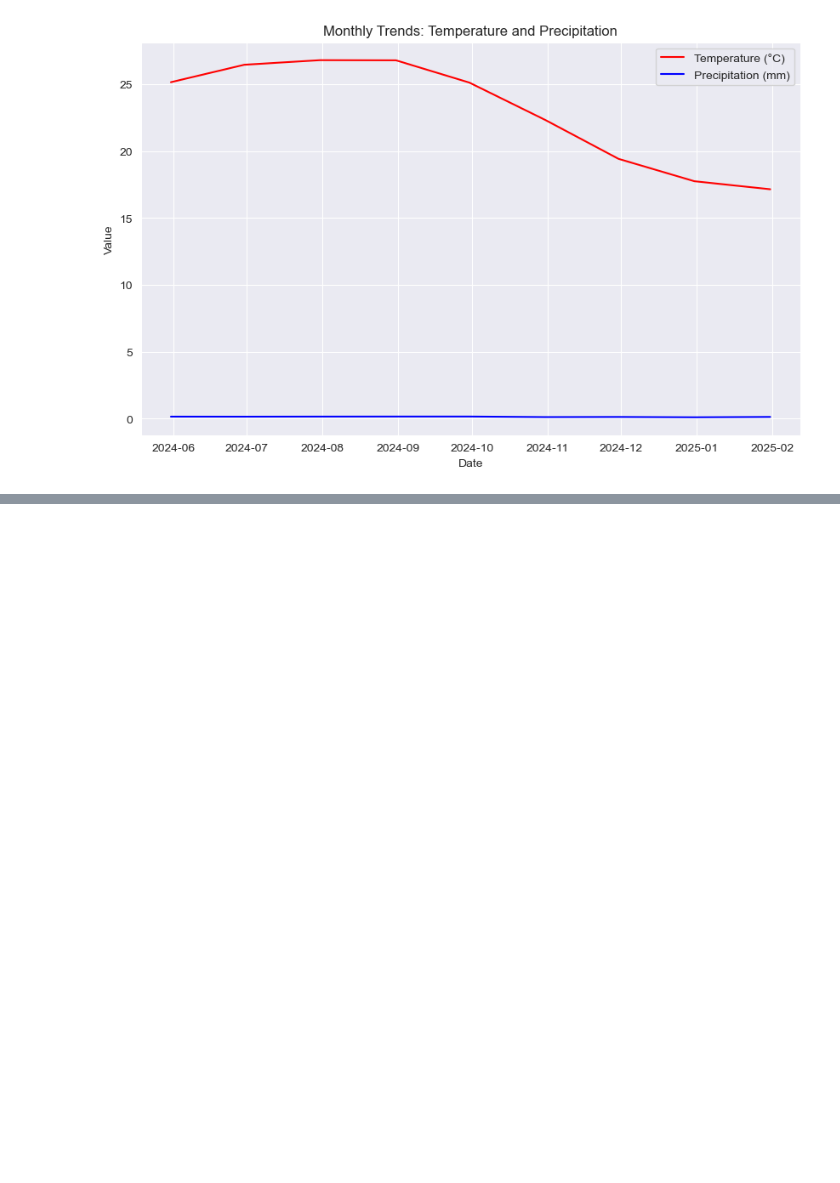
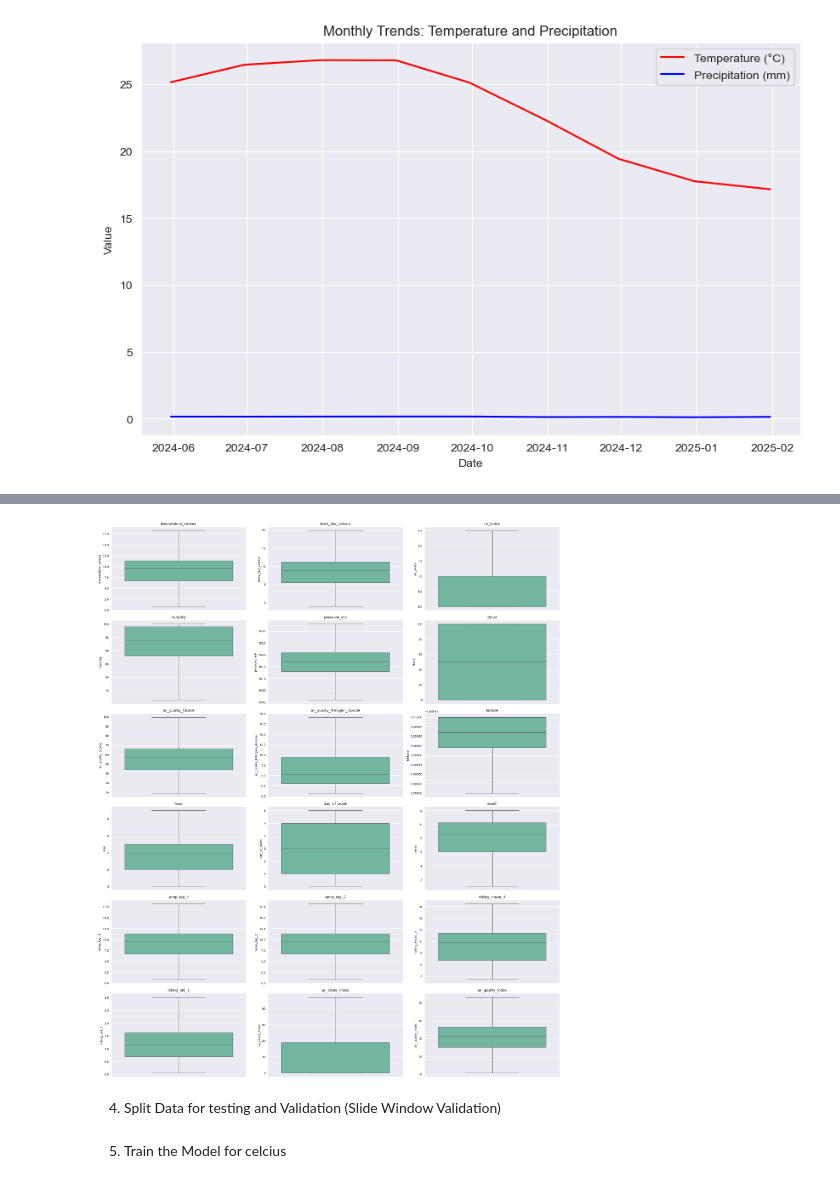
Before and after one commit to keiakihito/Assessment-Data-Science, a Jupyter notebook: src/base.ipynb, the cells around one changed output, grey strips where cells are left out. Cells and saved outputs as stored; diff of their text form; code cells hidden in the pictures; blank space fills up the shorter version.

```diff
--- a/src/base.ipynb
+++ b/src/base.ipynb
@@ -475,0 +689,29 @@ plt.show()
+# %%
+# Cap Outliers with lower bound or higher bound
+
+#  Iterate over al numeric columns to cap outliers
+for column in numeric_columns:
+    Q1 = country_data[column].quantile(0.25)
+    Q3 = country_data[column].quantile(0.75)
+    IQR = Q3 - Q1
+    lower_bound = Q1 - 1.5 * IQR
+    upper_bound = Q3 + 1.5 * IQR
+
+    # Cap the outliers
+    country_data[column] = country_data[column].clip(lower=lower_bound, upper=upper_bound)
+
+# Replot the box plots after capping
+plt.figure(figsize=(20, num_rows * 4))
+
+for i, column in enumerate(numeric_columns):
+    plt.subplot(num_rows, num_cols, i + 1)
+    sns.boxplot(y=country_data[column], palette='Set2')
+    plt.title(column)
+    plt.xlabel('')
+
+plt.tight_layout()
+plt.show()
+# %% [output]
+[figure, added]
+# %% [markdown]
+4. Split Data for testing and Validation (Slide Window Validation)
@@ -475,0 +753,2 @@ plt.show()
+# %% [markdown]
+5. Train the Model for celcius
```
Also changed, not shown: parts of 38 cells of this notebook, 5 other files.
